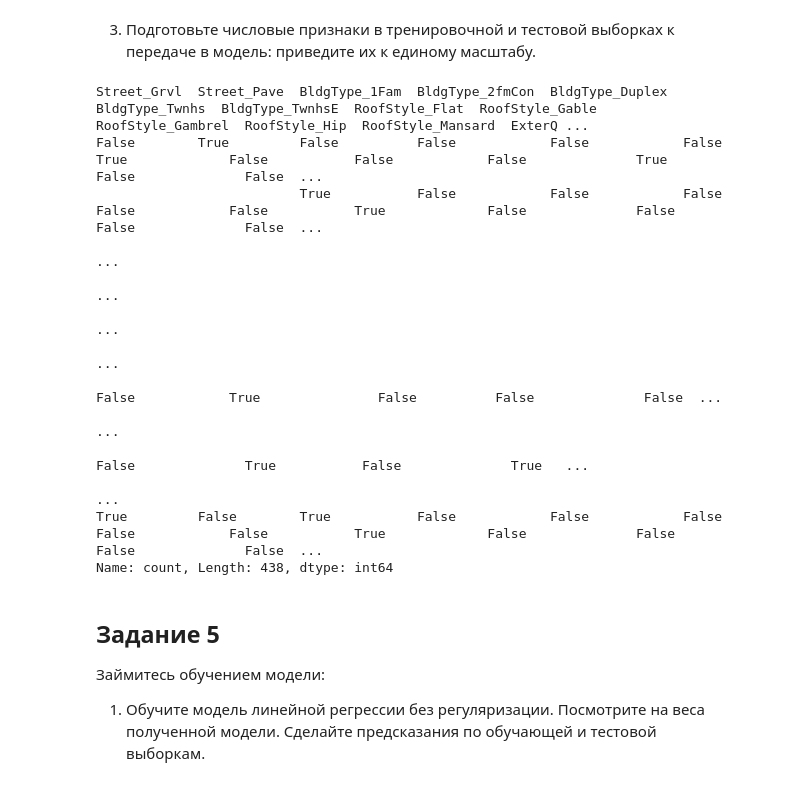
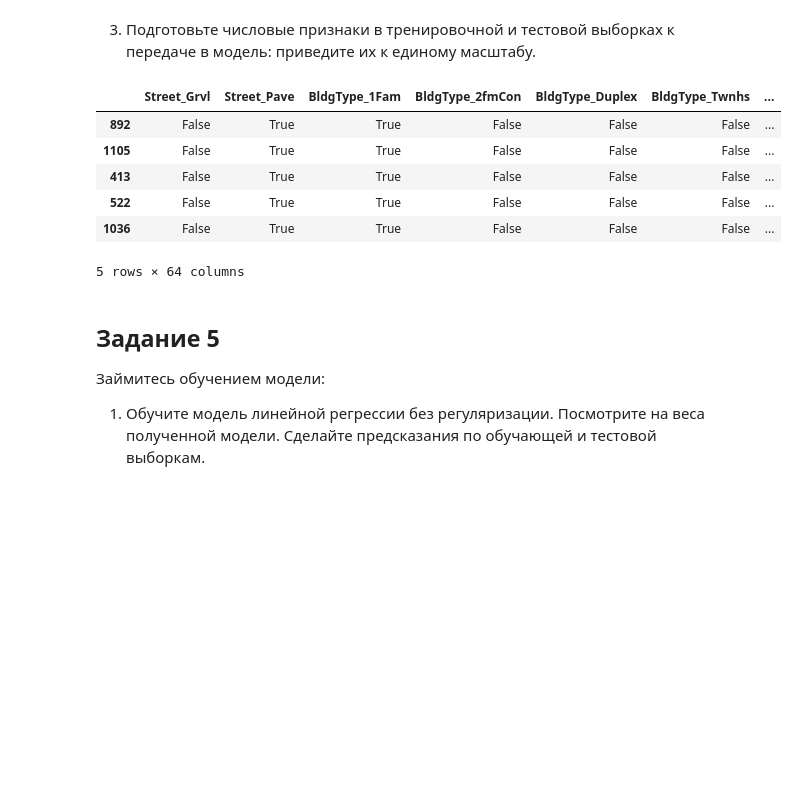
Before and after one commit to IgorKolotushkin/machine_learning_ds, a Jupyter notebook: hw3/Практическая работа. Регуляризация линейной регрессии.ipynb, the cells around one changed output. Cells and saved outputs as stored; diff of their text form; code cells hidden in the pictures; blank space fills up the shorter version.

```diff
--- a/hw3/Практическая работа. Регуляризация линейной регрессии.ipynb
+++ b/hw3/Практическая работа. Регуляризация линейной регрессии.ipynb
@@ -265,36 +281,30 @@ x_train
 # %% [markdown]
 3. Подготовьте числовые признаки в тренировочной и тестовой выборках к передаче в модель: приведите их к единому масштабу.
 # %%
-num_columns = list(x_train.select_dtypes(['int64', 'float64']).columns)
-# num_columns.remove('OverallQual')
-columns_std = [f'{col}_std' for col in num_columns]
+# num_columns = list(x_train.select_dtypes(['int64', 'float64']).columns)
+# # num_columns.remove('OverallQual')
+# columns_std = [f'{col}_std' for col in num_columns]
 
-data_num_train = x_train[num_columns]
-std_scaler_train = normalize(data_num_train)
-x_train[columns_std] = std_scaler_train
-x_train.drop(columns=num_columns, inplace=True)
+# data_num_train = x_train[num_columns]
+# std_scaler_train = normalize(data_num_train)
+# x_train[columns_std] = std_scaler_train
+# x_train.drop(columns=num_columns, inplace=True)
 
 
-data_num_test = x_test[num_columns]
-std_scaler_test = normalize(data_num_test)
-x_test[columns_std] = std_scaler_test
-x_test.drop(columns=num_columns, inplace=True)
+# data_num_test = x_test[num_columns]
+# std_scaler_test = normalize(data_num_test)
+# x_test[columns_std] = std_scaler_test
+# x_test.drop(columns=num_columns, inplace=True)
 
-x_test.head()
+# x_test.head()
 # %% [output]
+|  | Street_Grvl | Street_Pave | BldgType_1Fam | BldgType_2fmCon | BldgType_Duplex | BldgType_Twnhs | ... |
+| 892 | False | True | True | False | False | False | ... |
+| 1105 | False | True | True | False | False | False | ... |
+| 413 | False | True | True | False | False | False | ... |
+| 522 | False | True | True | False | False | False | ... |
+| 1036 | False | True | True | False | False | False | ... |
-Street_Grvl  Street_Pave  BldgType_1Fam  BldgType_2fmCon  BldgType_Duplex  BldgType_Twnhs  BldgType_TwnhsE  RoofStyle_Flat  RoofStyle_Gable  RoofStyle_Gambrel  RoofStyle_Hip  RoofStyle_Mansard  ExterQ ...
-False        True         False          False            False            False           True             False           False            False              True           False              False  ...
-                          True           False            False            False           False            False           True             False              False          False              False  ...
-                                                                                                                                                                                                         ...
-                                                                                                                                                                                                         ...
-                                                                                                                                                                                                         ...
-                                                                                                                                                                                                         ...
-                                                                                                                            False            True               False          False              False  ...
-                                                                                                                                                                                                         ...
-                                                                                                                                             False              True           False              True   ...
-                                                                                                                                                                                                         ...
-True         False        True           False            False            False           False            False           True             False              False          False              False  ...
-Name: count, Length: 438, dtype: int64
+5 rows × 64 columns
 # %% [markdown]
 ## Задание 5
 
```
Also changed, not shown: parts of 20 cells of this notebook.
